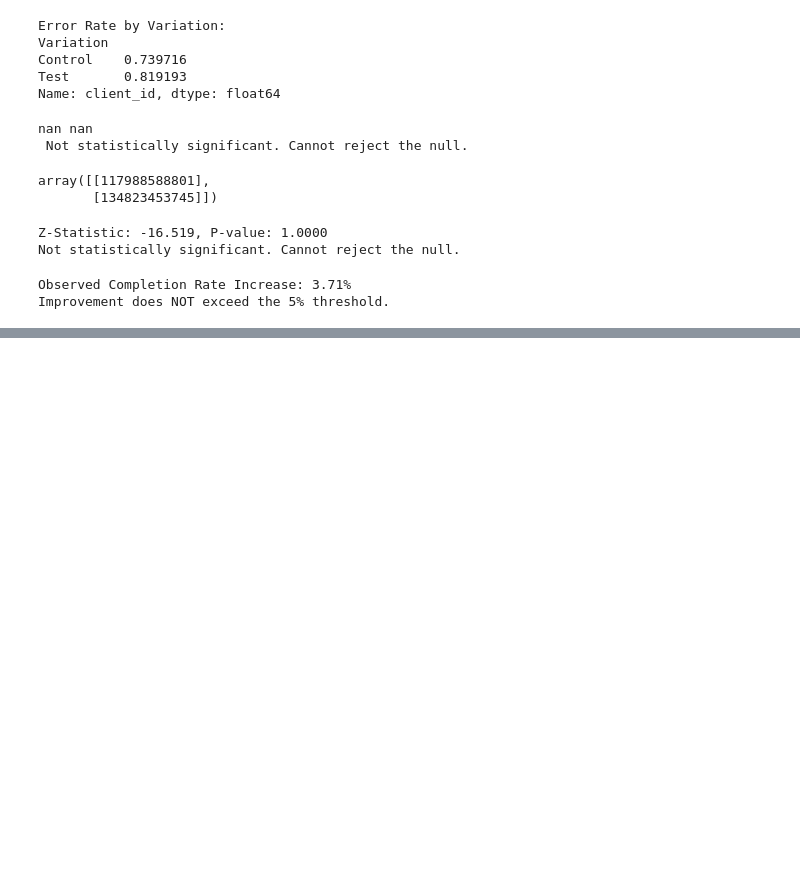
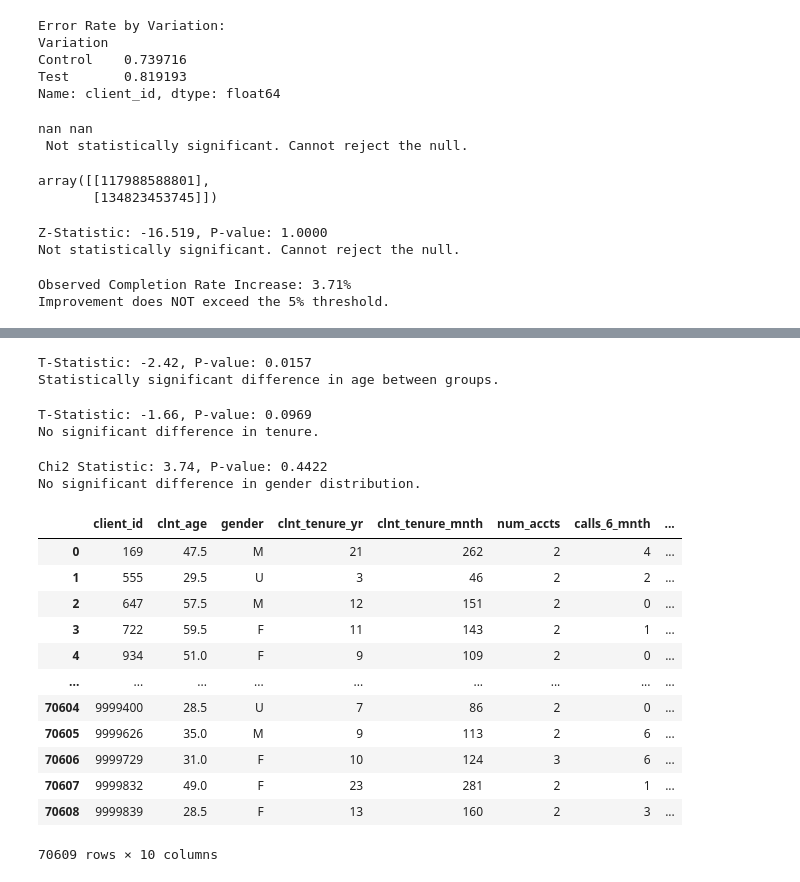
Before and after one commit to samyak-anand/Vanguard_customer_experience_EDA, a Jupyter notebook: Dags/new 1.ipynb, the cells around one changed output, grey strips where cells are left out. Drawn from its saved outputs; the diff is of its cells as text; code cells hidden in the pictures; blank space fills up the shorter version.

```diff
--- a/Dags/new 1.ipynb
+++ b/Dags/new 1.ipynb
@@ -342,0 +350,3 @@ Improvement does NOT exceed the 5% threshold.
+# %%
+columns_to_convert = ['clnt_tenure_yr', 'clnt_tenure_mnth', 'num_accts', 'calls_6_mnth', 'logons_6_mnth']
+cust_merge_df[columns_to_convert] = cust_merge_df[columns_to_convert].fillna(0).astype(int)
@@ -342,0 +362,67 @@ Improvement does NOT exceed the 5% threshold.
+# %%
+from scipy.stats import ttest_ind
+
+# Clean age data
+cust_merge_df['clnt_age'] = pd.to_numeric(cust_merge_df['clnt_age'], errors='coerce')
+test_age = cust_merge_df[cust_merge_df['Variation'] == 'Test']['clnt_age'].dropna()
+control_age = cust_merge_df[cust_merge_df['Variation'] == 'Control']['clnt_age'].dropna()
+
+# T-test
+stat, pval = ttest_ind(test_age, control_age, equal_var=False)
+print(f"T-Statistic: {stat:.2f}, P-value: {pval:.4f}")
+if pval < 0.05:
+    print("Statistically significant difference in age between groups.")
+else:
+    print("No significant difference in age.")
+# %% [output]
+T-Statistic: -2.42, P-value: 0.0157
+Statistically significant difference in age between groups.
+# %%
+# Clean tenure
+cust_merge_df['clnt_tenure_mnth'] = pd.to_numeric(cust_merge_df['clnt_tenure_mnth'], errors='coerce')
+
+test_tenure = cust_merge_df[cust_merge_df['Variation'] == 'Test']['clnt_tenure_mnth'].dropna()
+control_tenure = cust_merge_df[cust_merge_df['Variation'] == 'Control']['clnt_tenure_mnth'].dropna()
+
+# T-test
+stat, pval = ttest_ind(test_tenure, control_tenure, equal_var=False)
+print(f"T-Statistic: {stat:.2f}, P-value: {pval:.4f}")
+if pval < 0.05:
+    print("Statistically significant difference in tenure.")
+else:
+    print("No significant difference in tenure.")
+# %% [output]
+T-Statistic: -1.66, P-value: 0.0969
+No significant difference in tenure.
+# %%
+from scipy.stats import chi2_contingency
+
+# Gender counts by group
+gender_table = pd.crosstab(cust_merge_df['Variation'], cust_merge_df['gender'])
+
+# Chi-square test
+chi2, pval, dof, expected = chi2_contingency(gender_table)
+print(f"Chi2 Statistic: {chi2:.2f}, P-value: {pval:.4f}")
+if pval < 0.05:
+    print("Gender distribution differs significantly between groups.")
+else:
+    print("No significant difference in gender distribution.")
+# %% [output]
+Chi2 Statistic: 3.74, P-value: 0.4422
+No significant difference in gender distribution.
+# %%
+cust_merge_df
+# %% [output]
+|  | client_id | clnt_age | gender | clnt_tenure_yr | clnt_tenure_mnth | num_accts | calls_6_mnth | ... |
+| 0 | 169 | 47.5 | M | 21 | 262 | 2 | 4 | ... |
+| 1 | 555 | 29.5 | U | 3 | 46 | 2 | 2 | ... |
+| 2 | 647 | 57.5 | M | 12 | 151 | 2 | 0 | ... |
+| 3 | 722 | 59.5 | F | 11 | 143 | 2 | 1 | ... |
+| 4 | 934 | 51.0 | F | 9 | 109 | 2 | 0 | ... |
+| ... | ... | ... | ... | ... | ... | ... | ... | ... |
+| 70604 | 9999400 | 28.5 | U | 7 | 86 | 2 | 0 | ... |
+| 70605 | 9999626 | 35.0 | M | 9 | 113 | 2 | 6 | ... |
+| 70606 | 9999729 | 31.0 | F | 10 | 124 | 3 | 6 | ... |
+| 70607 | 9999832 | 49.0 | F | 23 | 281 | 2 | 1 | ... |
+| 70608 | 9999839 | 28.5 | F | 13 | 160 | 2 | 3 | ... |
+70609 rows × 10 columns
```
Also changed, not shown: parts of 4 cells of this notebook, 16 other files.
